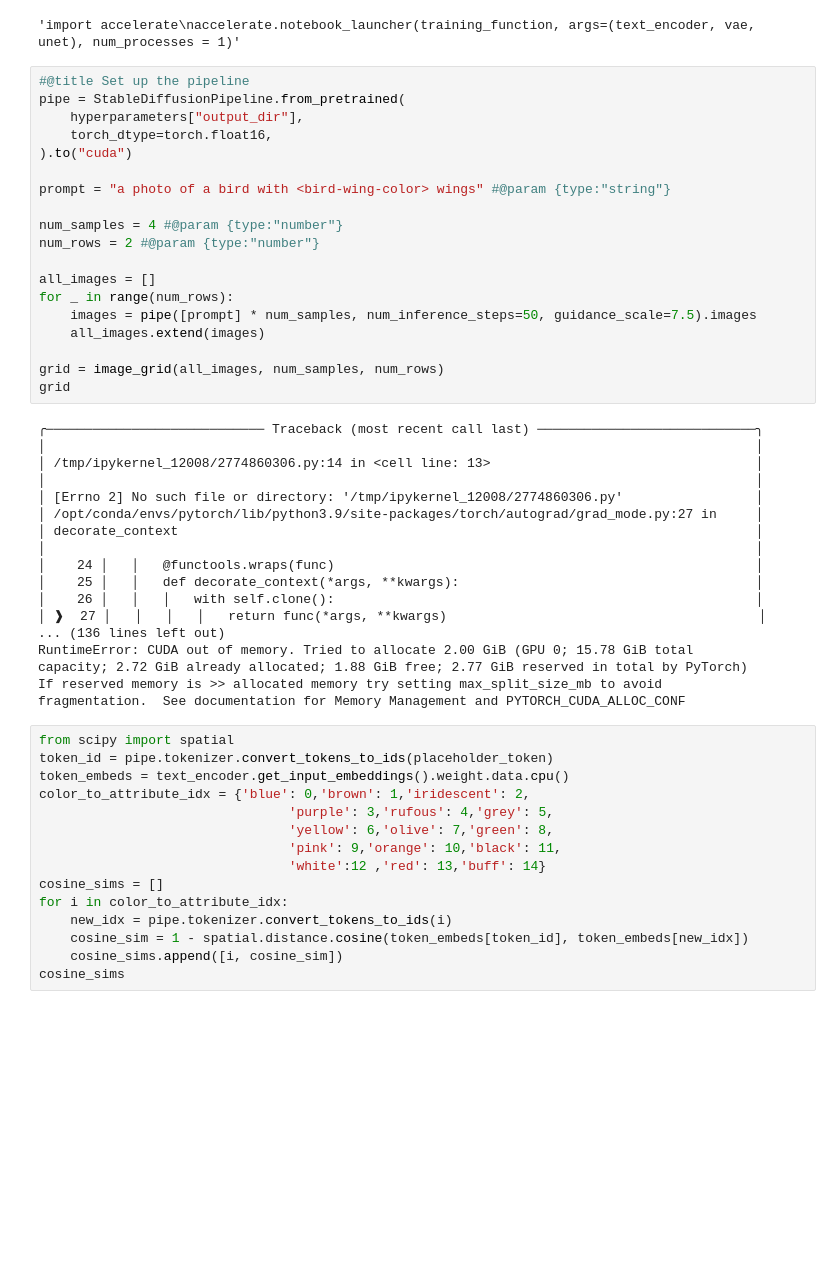
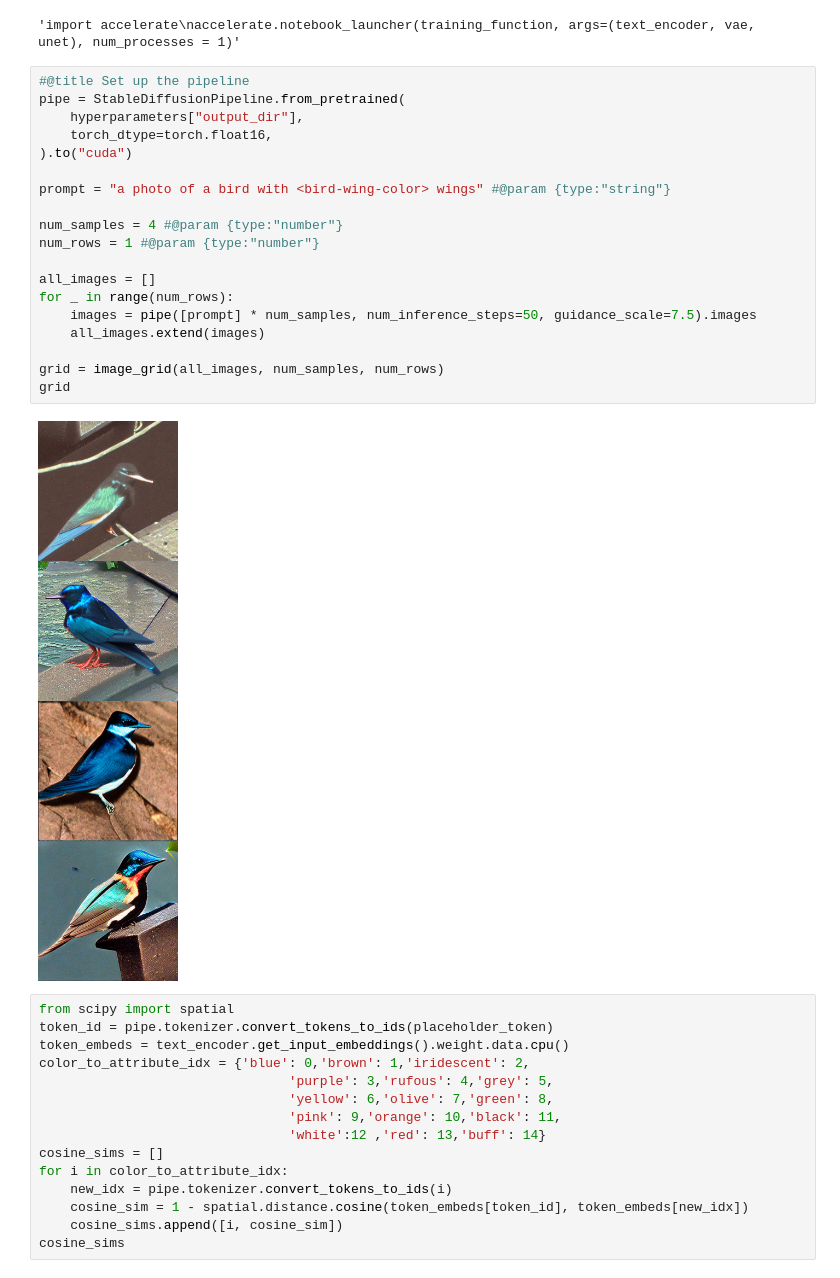
Before and after one commit to dcaustin33/attribute_probe, a Jupyter notebook: CUB_src/training_scripts/inversion/bluewings_random_class.ipynb, the cells around one changed output. Saved outputs shown, nothing was run; the diff lists cells and outputs as text; blank space fills up the shorter version.

```diff
--- a/CUB_src/training_scripts/inversion/bluewings_random_class.ipynb
+++ b/CUB_src/training_scripts/inversion/bluewings_random_class.ipynb
@@ -411,40 +411,24 @@ accelerate.notebook_launcher(training_function, args=(text_encoder, vae, unet),
 # %%
 #@title Set up the pipeline
 pipe = StableDiffusionPipeline.from_pretrained(
     hyperparameters["output_dir"],
     torch_dtype=torch.float16,
 ).to("cuda")
 
 prompt = "a photo of a bird with <bird-wing-color> wings" #@param {type:"string"}
 
 num_samples = 4 #@param {type:"number"}
-num_rows = 2 #@param {type:"number"}
+num_rows = 1 #@param {type:"number"}
 
 all_images = []
 for _ in range(num_rows):
     images = pipe([prompt] * num_samples, num_inference_steps=50, guidance_scale=7.5).images
     all_images.extend(images)
 
 grid = image_grid(all_images, num_samples, num_rows)
 grid
 # %% [output]
-╭──────────────────────────── Traceback (most recent call last) ────────────────────────────╮
-│                                                                                           │
-│ /tmp/ipykernel_12008/2774860306.py:14 in <cell line: 13>                                  │
-│                                                                                           │
-│ [Errno 2] No such file or directory: '/tmp/ipykernel_12008/2774860306.py'                 │
-│ /opt/conda/envs/pytorch/lib/python3.9/site-packages/torch/autograd/grad_mode.py:27 in     │
-│ decorate_context                                                                          │
-│                                                                                           │
-│    24 │   │   @functools.wraps(func)                                                      │
-│    25 │   │   def decorate_context(*args, **kwargs):                                      │
-│    26 │   │   │   with self.clone():                                                      │
-│ ❱  27 │   │   │   │   return func(*args, **kwargs)                                        │
-... (136 lines left out)
-RuntimeError: CUDA out of memory. Tried to allocate 2.00 GiB (GPU 0; 15.78 GiB total
-capacity; 2.72 GiB already allocated; 1.88 GiB free; 2.77 GiB reserved in total by PyTorch)
-If reserved memory is >> allocated memory try setting max_split_size_mb to avoid
-fragmentation.  See documentation for Memory Management and PYTORCH_CUDA_ALLOC_CONF
+[figure, added]
 # %%
 from scipy import spatial
 token_id = pipe.tokenizer.convert_tokens_to_ids(placeholder_token)
```
Also changed, not shown: 35 other files.
